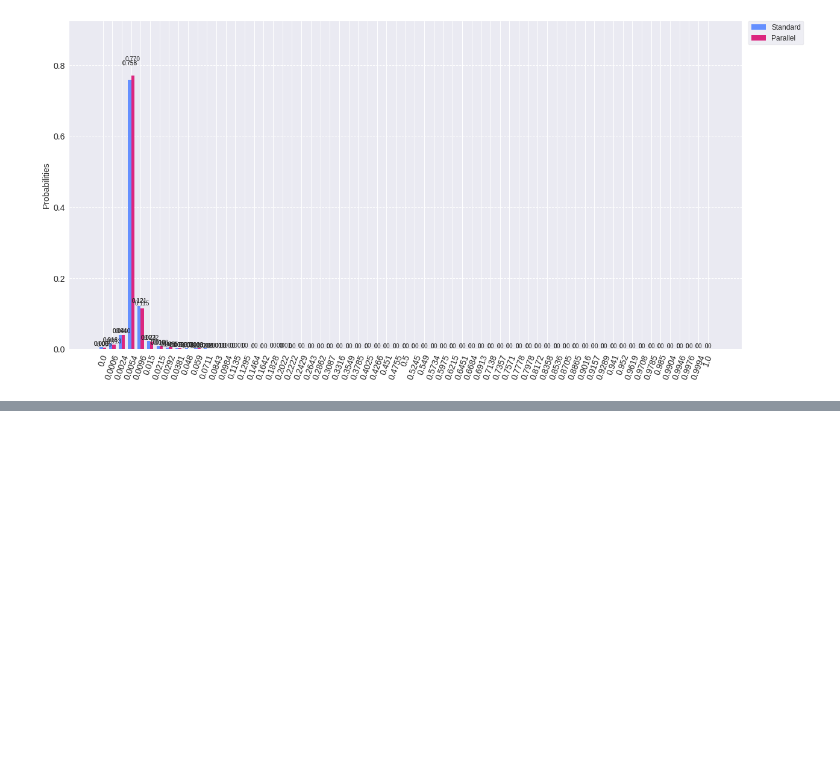
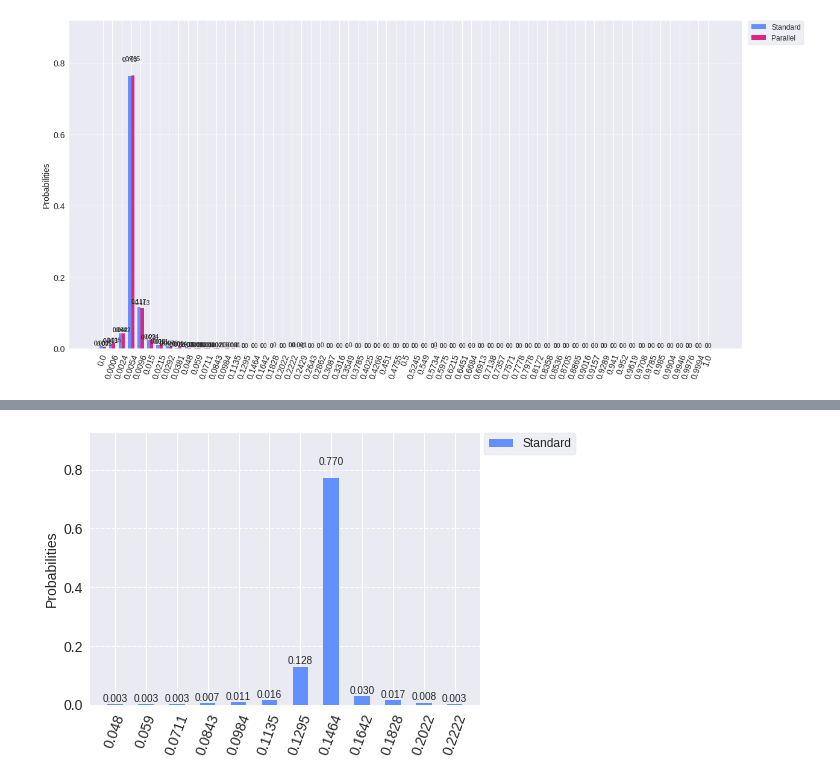
Before and after one commit to JoSQUANTUM/pygrnd, a Jupyter notebook: notebooks/parallelQAE.ipynb, the cells around one changed output, grey strips where cells are left out. Cells and saved outputs as stored; diff of their text form; code cells hidden in the pictures; blank space fills up the shorter version.

```diff
--- a/notebooks/parallelQAE.ipynb
+++ b/notebooks/parallelQAE.ipynb
@@ -363,0 +385,32 @@ plot_histogram([probsStandard,probsParallel],legend=['Standard','Parallel'],figs
+# %%
+#
+# Construct the standard version of QAE.
+#
+
+grover=constructGroverOperator(model, states)
+qcStandard=circuitStandardQAE(model, grover, 7)
+# %%
+#
+# Run simulation.
+#
+
+backend = Aer.get_backend('qasm_simulator')
+
+job = execute(qcStandard, backend, shots=1000)
+countsStandard=job.result().get_counts()
+# %%
+#
+# Plot the probabilites corresponding to the binary QAE results.
+#
+
+probsStandard=getHistogramProbabilityValues(countsStandard)
+
+# Filter out some results that are not relevant.
+probsStandardFiltered={}
+for p in probsStandard:
+    if p>probabilitySum-0.1 and p<probabilitySum+0.1:
+        probsStandardFiltered[p]=probsStandard[p]
+
+plot_histogram(probsStandardFiltered,legend=['Standard'])
+# %% [output]
+[figure, added]
```
Also changed, not shown: parts of 8 cells of this notebook.
